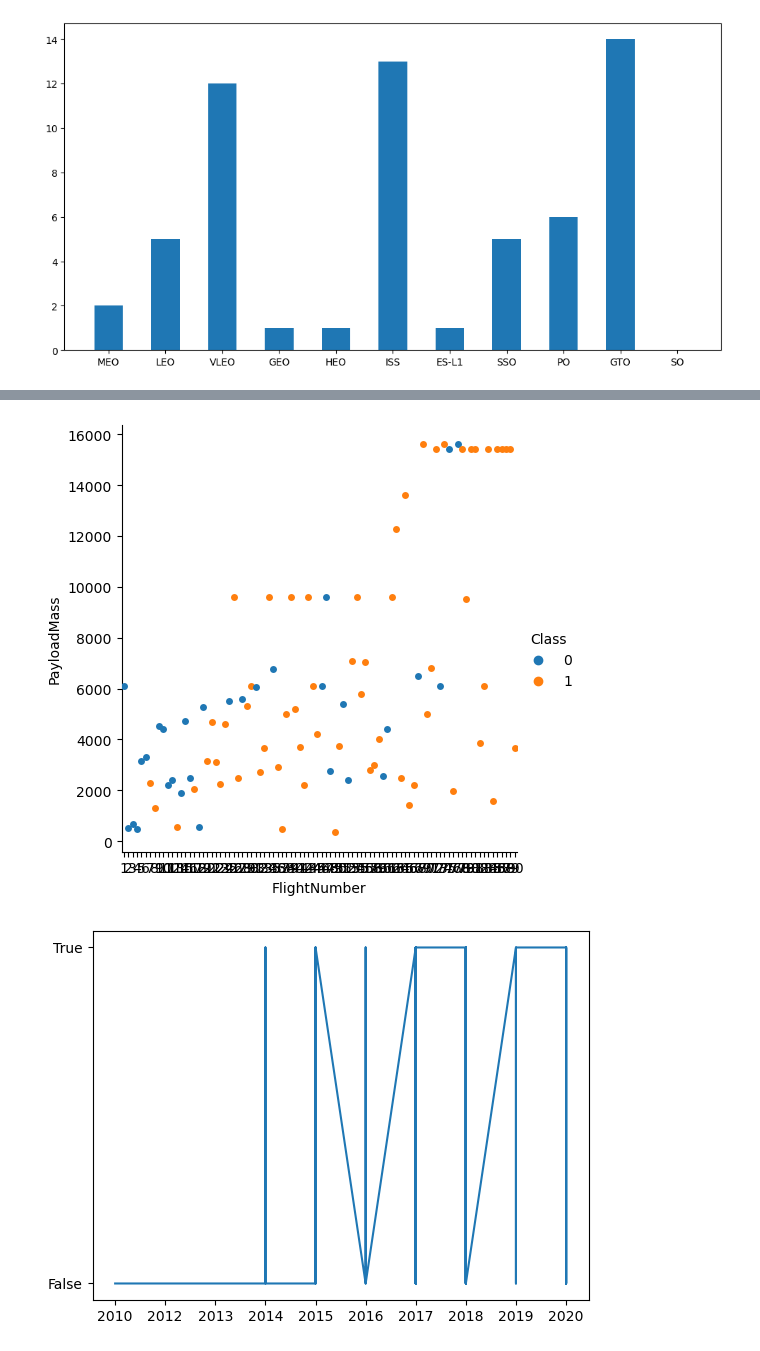
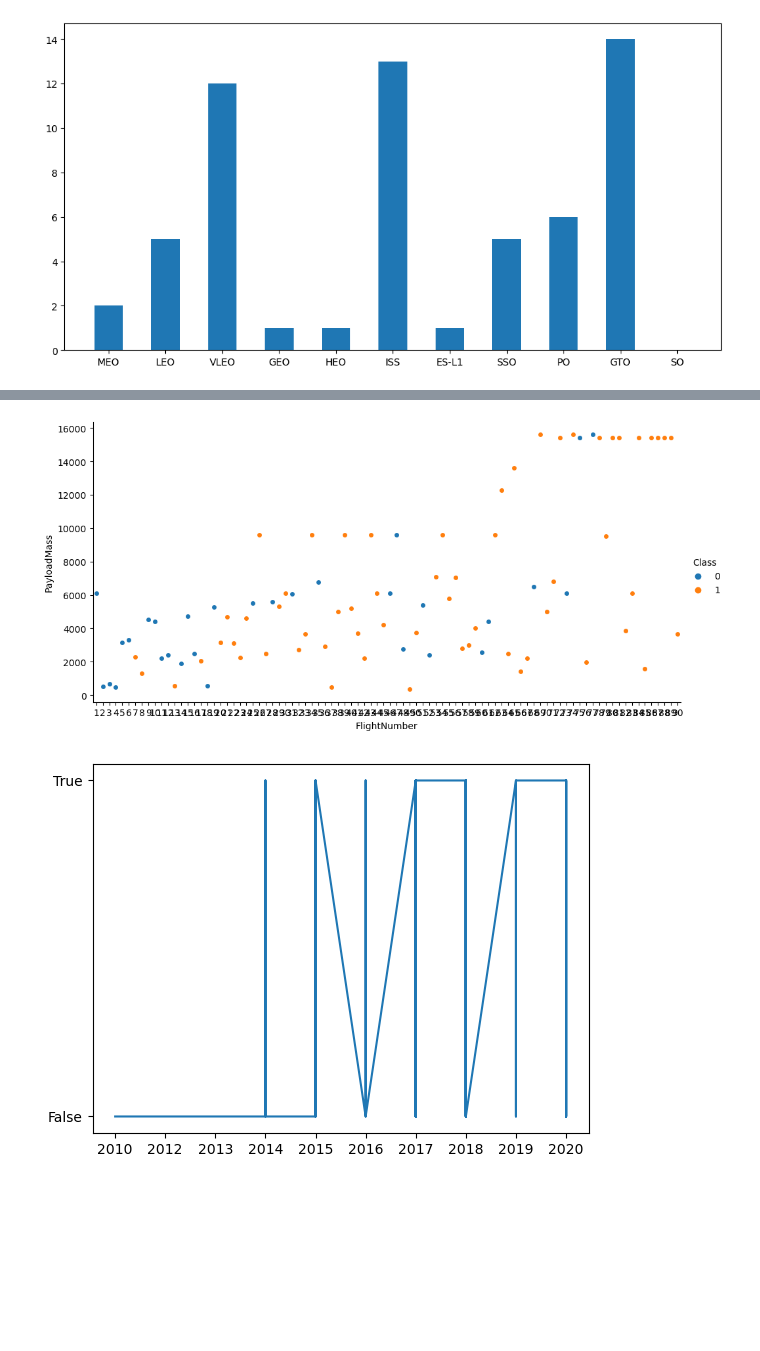
Before and after one commit to matublaq/SpaceY_project, a Jupyter notebook: Visualization/EDA_with_visualization.ipynb, the cells around one changed output, grey strips where cells are left out. Saved outputs shown, nothing was run; the diff lists cells and outputs as text; code cells hidden in the pictures; blank space fills up the shorter version.

```diff
--- a/Visualization/EDA_with_visualization.ipynb
+++ b/Visualization/EDA_with_visualization.ipynb
@@ -101,10 +101,10 @@ plt.show()
 # %%
 #5_ Visualize the relationship between Payload and Orbit type
 
-sns.catplot(x="FlightNumber", y="PayloadMass", hue="Class", data=df)
+sns.catplot(x="FlightNumber", y="PayloadMass", hue="Class", data=df, aspect=2)
 plt.show()
 # %% [output]
-[figure, old version]
+[figure, new version]
 # %%
 #6_ Visualize the Launch success yearly trend
 
```
Also changed, not shown: parts of 3 cells of this notebook.
